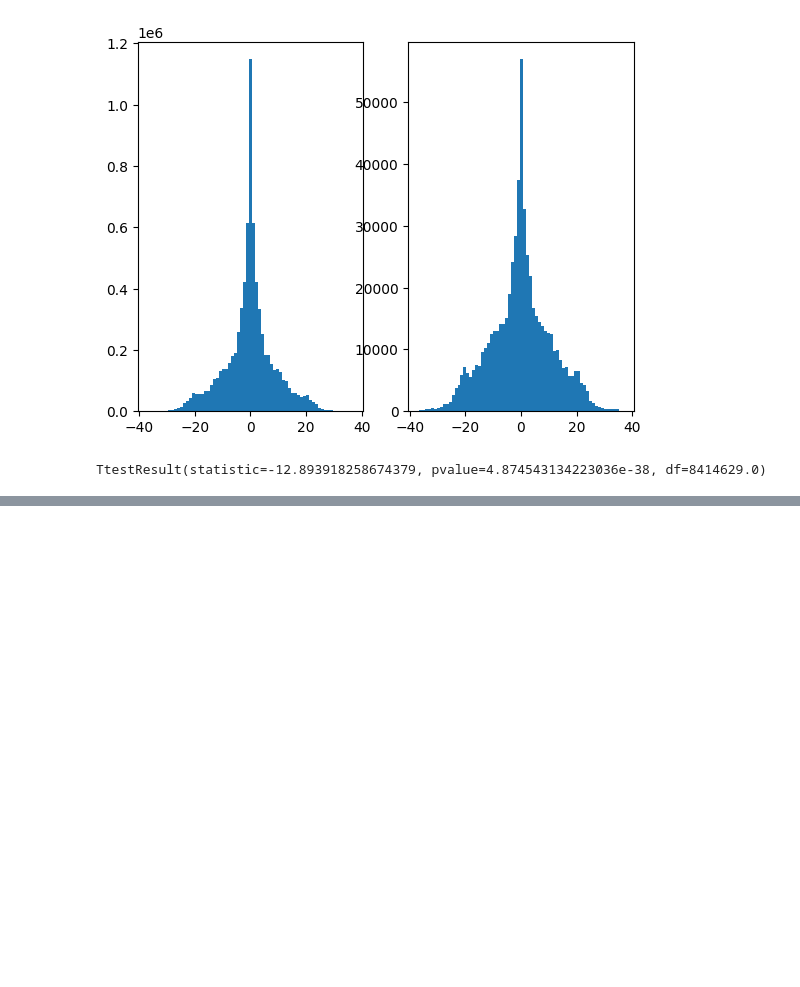
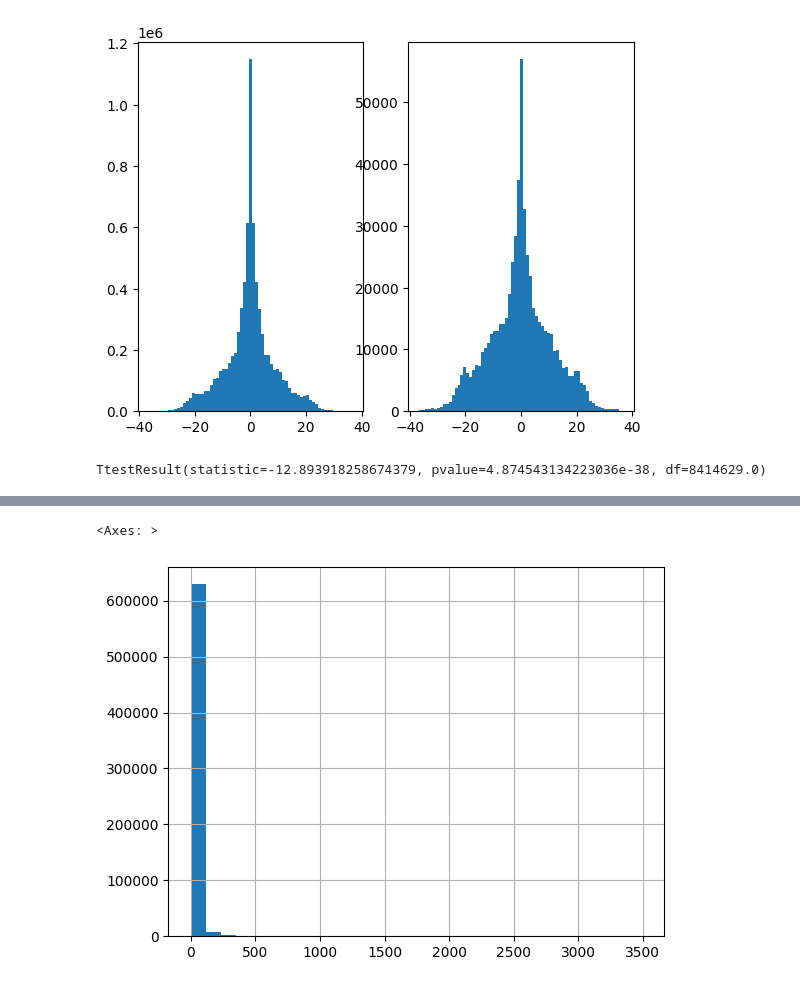
Before and after one commit to sokimura39/QM_Report, a Jupyter notebook: analysis.ipynb, the cells around one changed output, grey strips where cells are left out. Saved outputs shown, nothing was run; the diff lists cells and outputs as text; code cells hidden in the pictures; blank space fills up the shorter version.

Commit message:
Updated data cleaning

```diff
--- a/analysis.ipynb
+++ b/analysis.ipynb
@@ -204,0 +216,5 @@ TtestResult(statistic=-12.893918258674379, pvalue=4.874543134223036e-38, df=8414
+# %%
+# join with bike points data
+
+# read points data
+points_gdf = gpd.read_parquet(os.path.join(points_path, points_parquet_fn)).set_index('id')
@@ -204,0 +271,5 @@ TtestResult(statistic=-12.893918258674379, pvalue=4.874543134223036e-38, df=8414
+# %%
+od_df[(od_df.start_id != od_df.end_id) & (od_df['Bike model'] == 'CLASSIC')].Number.hist(bins = 30)
+# %% [output]
+<Axes: >
+[figure, added]
```
Also changed, not shown: parts of 12 cells of this notebook, 2 other files.
